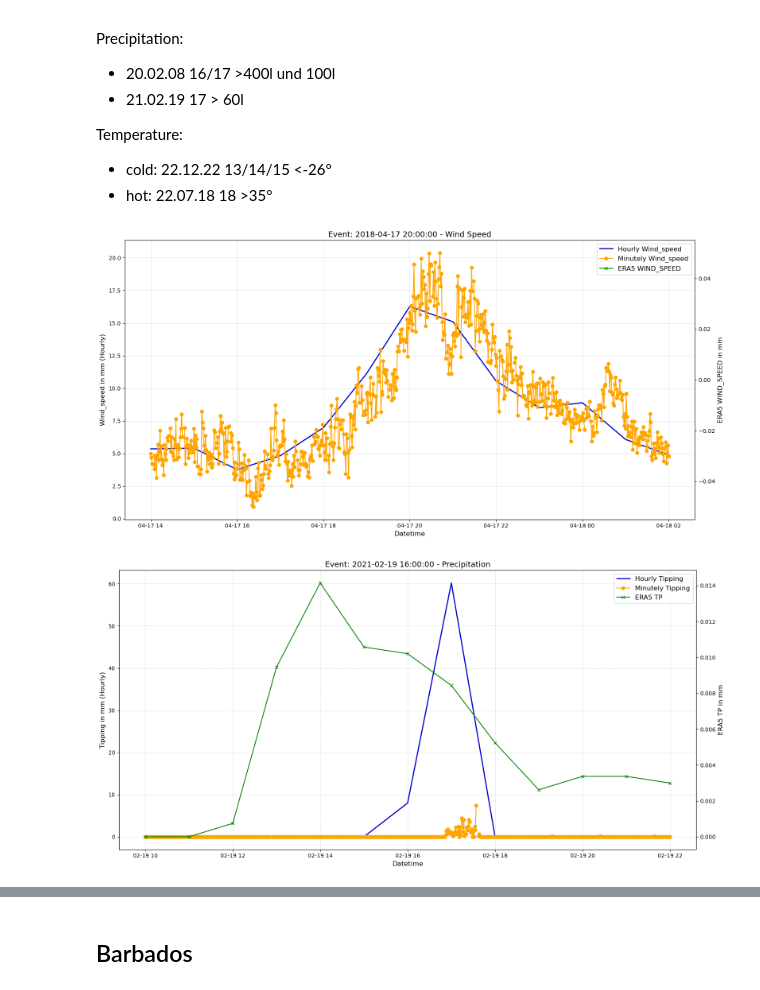
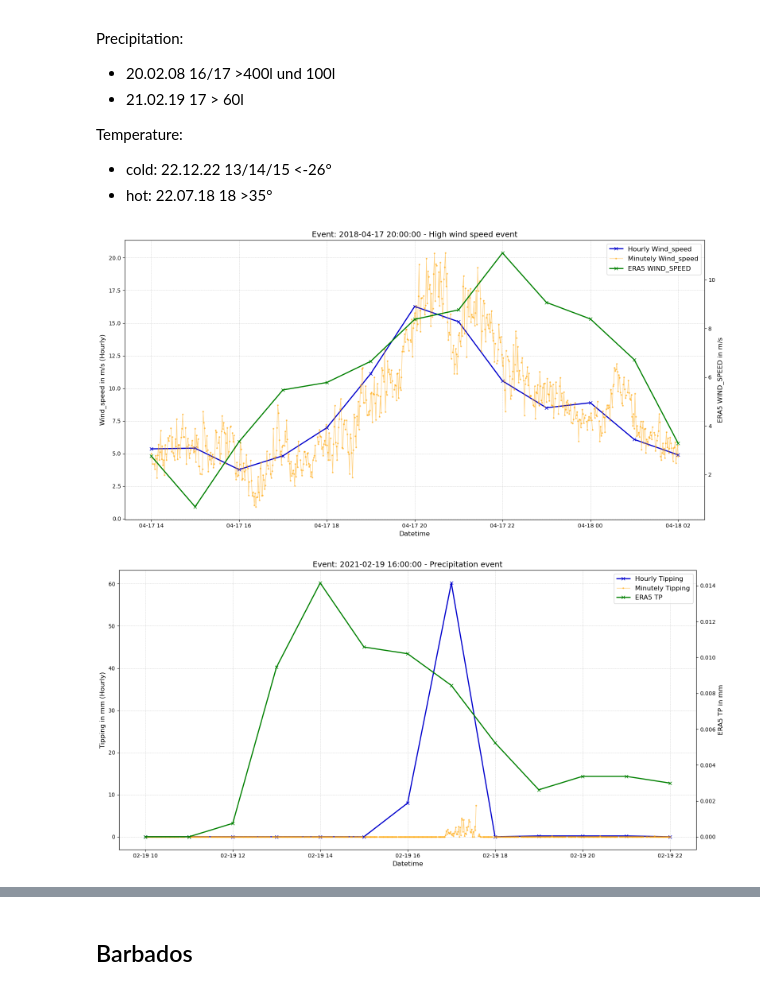
Before and after one commit to Ferdinand1123/digital-twin-for-weather-station, a Jupyter notebook: event_comparison.ipynb, the cells around one changed output, grey strips where cells are left out. Cells and saved outputs as stored; diff of their text form; code cells hidden in the pictures.

```diff
--- a/event_comparison.ipynb
+++ b/event_comparison.ipynb
@@ -640,9 +591,7 @@ marshall_processed_df.index = pd.to_datetime(marshall_processed_df.index, errors
 
 marshall_hourly_df = pd.DataFrame()
 
-for var_name in marshall_processed_df.columns:
-    hourly_series = marshall_processed_df[var_name].resample('h').apply(custom_aggregation(var_name))
-    marshall_hourly_df[var_name] = hourly_series
+marshall_hourly_df = apply_aggregation(marshall_processed_df, aggregation_dict)
 # %% [markdown]
 Wind speed:
 - 2018-04-17 20:00:00 >15m/s
@@ -654,38 +603,38 @@ Precipitation:
 Temperature:
 - cold: 22.12.22 13/14/15 <-26°
 - hot: 22.07.18 18  >35°
+# %%
+convert_grib_to_nc("era5_data/era5_marshall_events_180417.nc")
+marshall_er5_180417 = xr.open_dataset("converted_era5_data/era5_marshall_events_180417.nc")
 # %%
-import pandas as pd
-import xarray as xr
-
 # Example Event 1
 event_1 = pd.Timestamp("2018-04-17 20:00")
 
 # Plot Event 1: Temperature Comparison
 plot_event_comparison(
     event_time=event_1,
     hourly_df=marshall_hourly_df,
     minutely_df=marshall_processed_df,
-    era5_ds=marshall_er5,
+    era5_ds=marshall_er5_180417,
     variable_hourly="wind_speed",       # Hourly temperature
     variable_minute="wind_speed",       # Minutely temperature
     era5_variable="wind_speed",              # ERA5 2-meter temperature
     lat=39.9496 ,
     lon=-105.196,
     time_window=pd.Timedelta(hours=6),
     same_y_axis=False,
-    title_suffix="Wind Speed",
+    title_suffix="High wind speed event",
     save_fig=False
 )
 # %% [output]
-[figure, old version]
+[figure, new version]
 # %%
 # Example Event 1
-event_1 = pd.Timestamp("2021-02-19 16:00")
+event_2 = pd.Timestamp("2021-02-19 16:00")
 
 # Plot Event 1: Temperature Comparison
 plot_event_comparison(
-    event_time=event_1,
+    event_time=event_2,
     hourly_df=marshall_hourly_df,
     minutely_df=marshall_processed_df,
     era5_ds=marshall_er5,
@@ -696,8 +645,8 @@ plot_event_comparison(
     lon=-105.196,
     time_window=pd.Timedelta(hours=6),
     same_y_axis=False,
-    title_suffix="Precipitation",
+    title_suffix="Precipitation event",
     save_fig=False
 )
 # %% [output]
-[figure, old version]
+[figure, new version]
```
Also changed, not shown: parts of 51 cells of this notebook, 5 other files.
